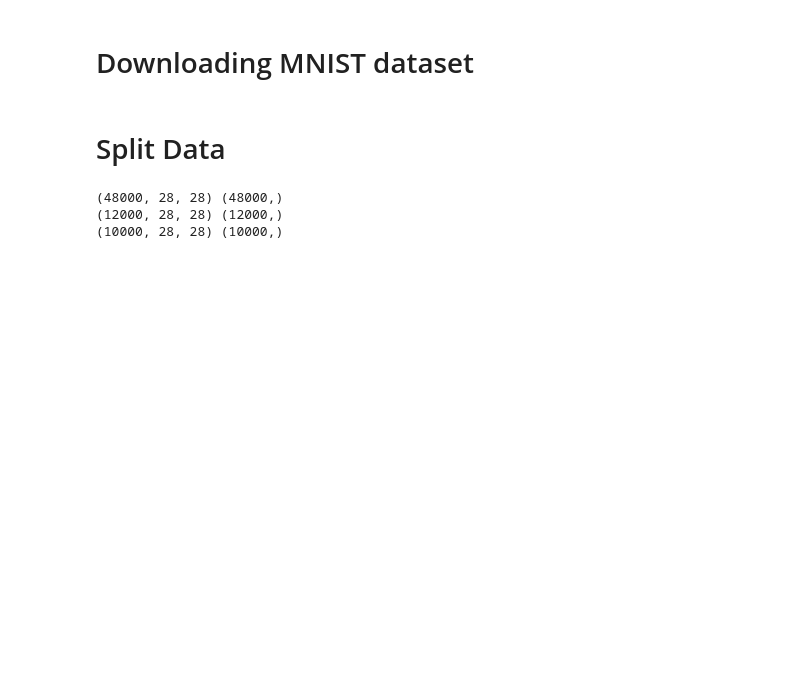
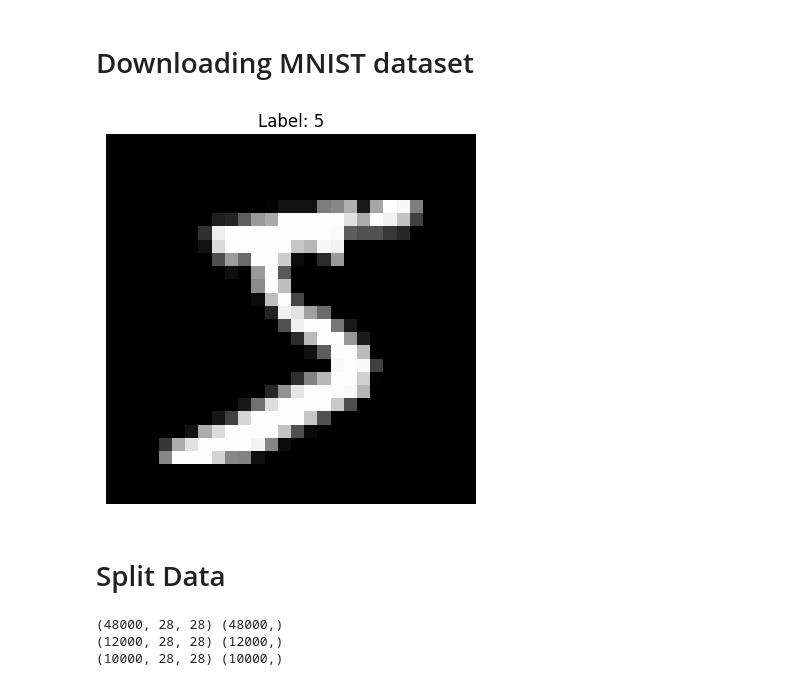
Before and after one commit to hasanga1/Text-Detection, a Jupyter notebook: notebooks/model_training.ipynb, the cells around one changed output. Cells and saved outputs as stored; diff of their text form; code cells hidden in the pictures; blank space fills up the shorter version.

```diff
--- a/notebooks/model_training.ipynb
+++ b/notebooks/model_training.ipynb
@@ -10,6 +10,13 @@ import pickle
 # Downloading MNIST dataset
 # %%
 (X_train, y_train), (X_test, y_test) = tf.keras.datasets.mnist.load_data(path='mnist.npz')
+# %%
+plt.imshow(X_train[0], cmap='gray')
+plt.title(f"Label: {y_train[0]}")
+plt.axis('off')  # Hide axes
+plt.show()
+# %% [output]
+[figure, added]
 # %% [markdown]
 # Split Data
 # %%
```
Also changed, not shown: parts of 8 cells of this notebook, 12 other files.
